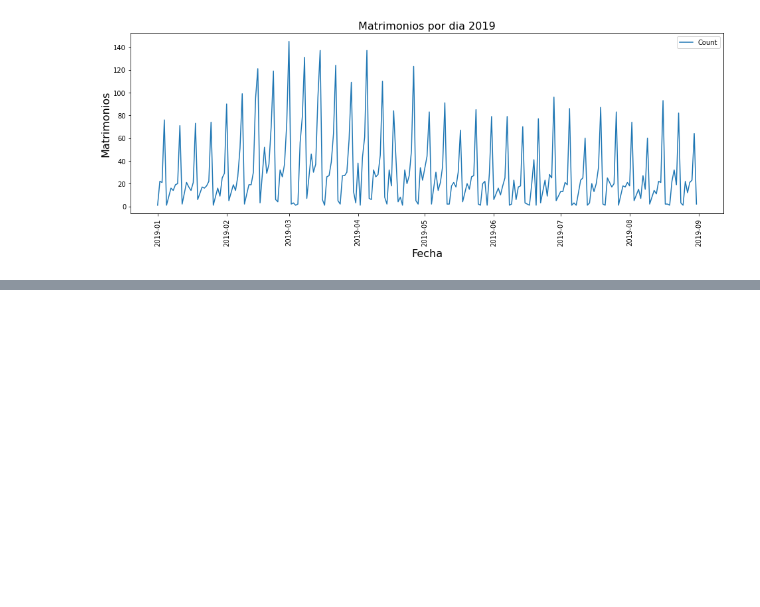
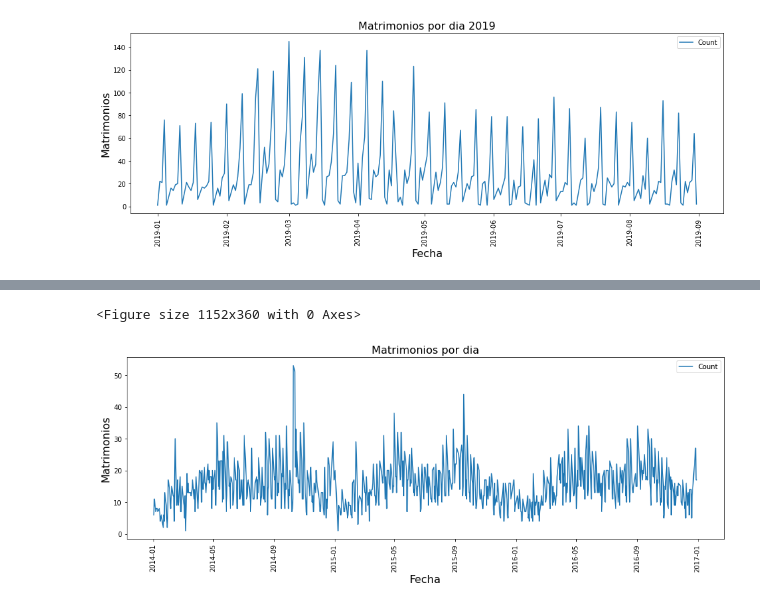
Before and after one commit to florvela/Time-Series-CEIA, a Jupyter notebook: datasets/Initial analysis.ipynb, the cells around one changed output, grey strips where cells are left out. Drawn from its saved outputs; the diff is of its cells as text; code cells hidden in the pictures; blank space fills up the shorter version.

```diff
--- a/datasets/Initial analysis.ipynb
+++ b/datasets/Initial analysis.ipynb
@@ -107,0 +162,12 @@ plt.show()
+# %%
+matplotlib.rcParams['figure.figsize'] = [16,5]
+plt.figure()
+ax = df.groupby("RecDate").count().plot(y='Count', rot=90)
+ax.set_title("Matrimonios por dia", fontsize=16)
+ax.set_ylabel("Matrimonios", fontsize=16)
+ax.set_xlabel("Fecha", fontsize=16)
+plt.legend(loc='best')
+plt.show()
+# %% [output]
+<Figure size 1152x360 with 0 Axes>
+[figure, added]
```
Also changed, not shown: parts of 5 cells of this notebook, 2 other files.
